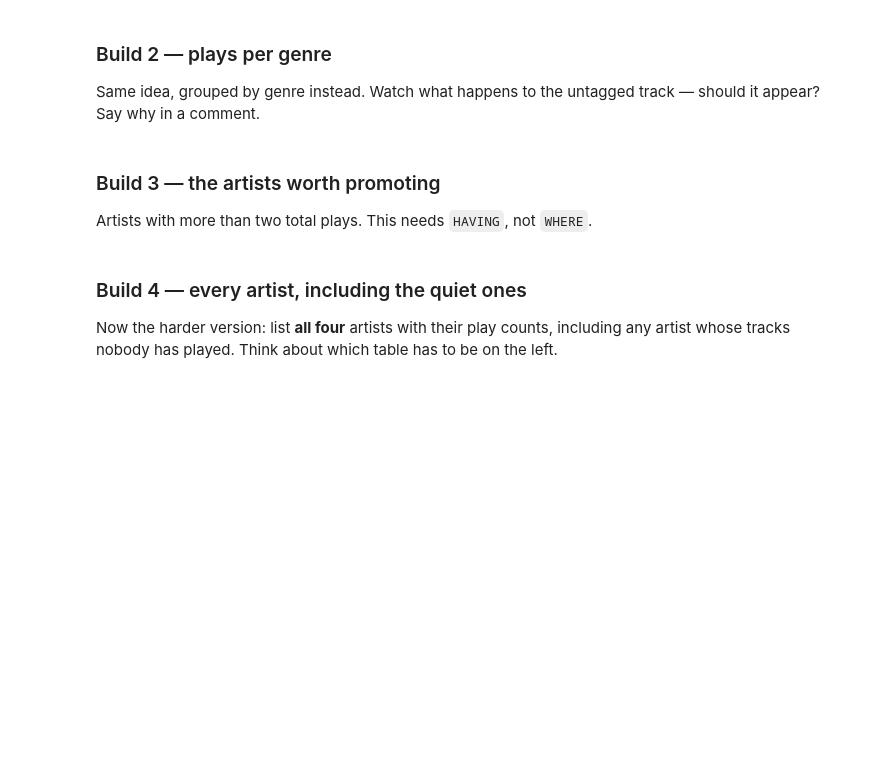
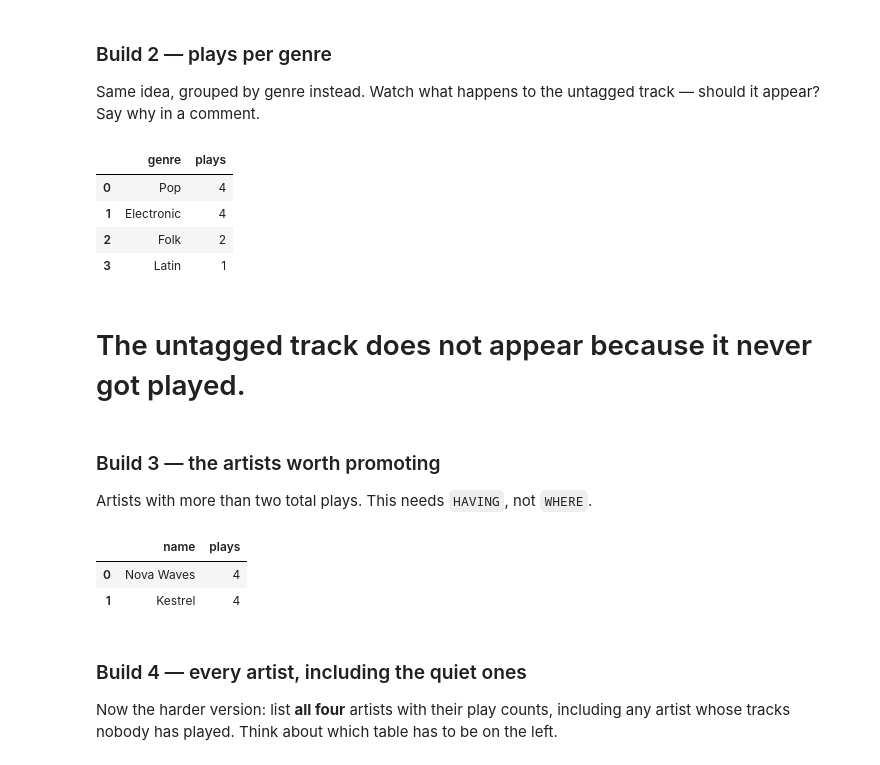
Before and after one commit to nishithy13/ds2002-fa26, a Jupyter notebook: notebooks/01-foundations/2026-09-09 — SQLite Joins and Grouping — Studio.ipynb, the cells around one changed output. Drawn from its saved outputs; the diff is of its cells as text; code cells hidden in the pictures; blank space fills up the shorter version.

```diff
--- a/notebooks/01-foundations/2026-09-09 — SQLite Joins and Grouping — Studio.ipynb
+++ b/notebooks/01-foundations/2026-09-09 — SQLite Joins and Grouping — Studio.ipynb
@@ -127,3 +171,19 @@ q('''
+# %%
+q('''
+SELECT t.genre, COUNT(*) AS plays
+FROM plays p
+JOIN tracks t ON p.track_id = t.track_id
+GROUP BY t.genre
+ORDER BY plays DESC
+''')
+# %% [output]
+|  | genre | plays |
+| 0 | Pop | 4 |
+| 1 | Electronic | 4 |
+| 2 | Folk | 2 |
+| 3 | Latin | 1 |
+# %% [markdown]
+# The untagged track does not appear because it never got played.
 # %% [markdown]
 ### Build 3 — the artists worth promoting
 
@@ -135,3 +191,17 @@ q('''
+# %%
+q('''
+SELECT a.name, COUNT(*) AS plays
+FROM plays p
+JOIN tracks t ON p.track_id = t.track_id
+JOIN artists a ON t.artist_id = a.artist_id
+GROUP BY a.name
+HAVING COUNT(*) > 2
+ORDER BY plays DESC
+''')
+# %% [output]
+|  | name | plays |
+| 0 | Nova Waves | 4 |
+| 1 | Kestrel | 4 |
 # %% [markdown]
 ### Build 4 — every artist, including the quiet ones
 
```
Also changed, not shown: parts of 13 cells of this notebook.
